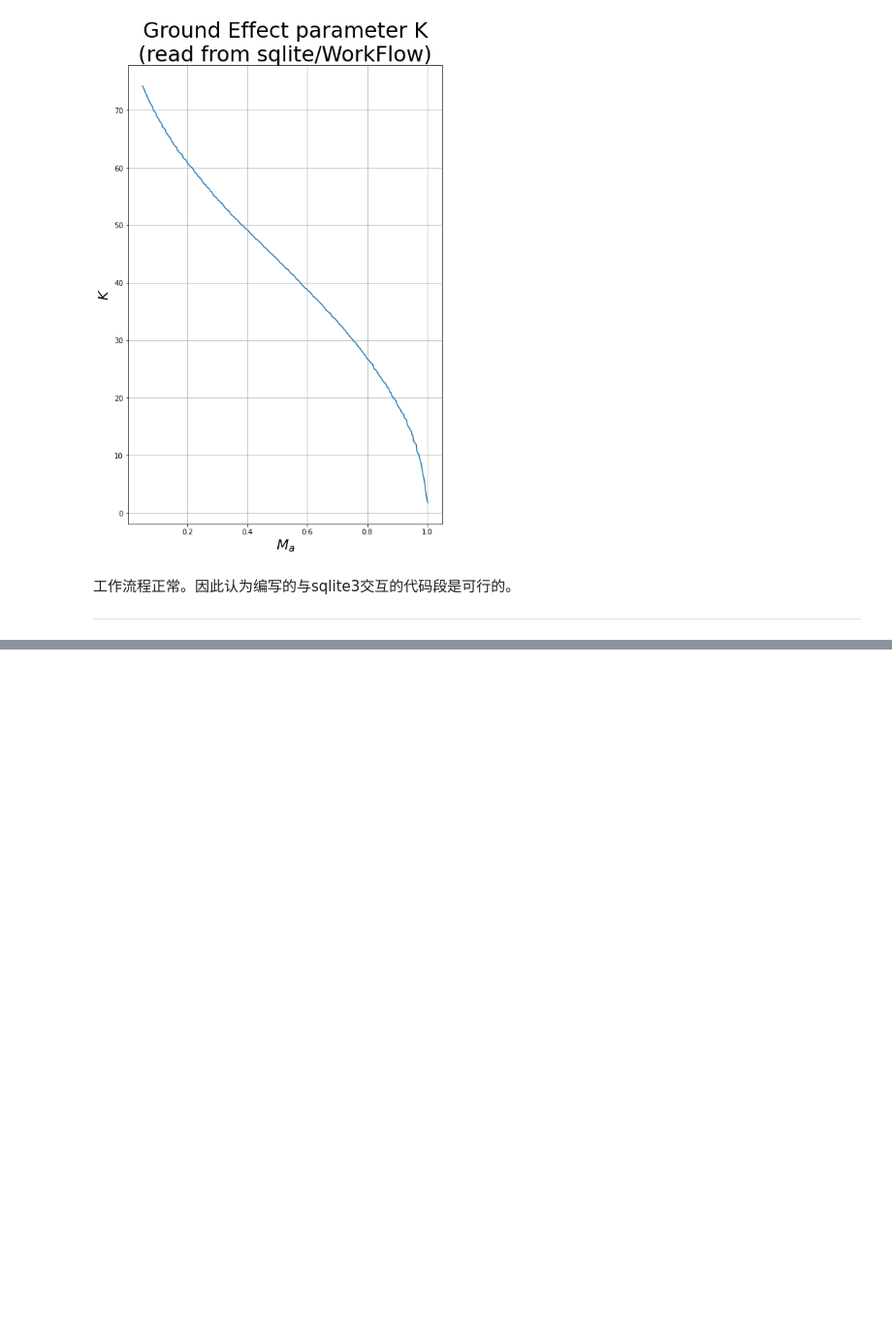
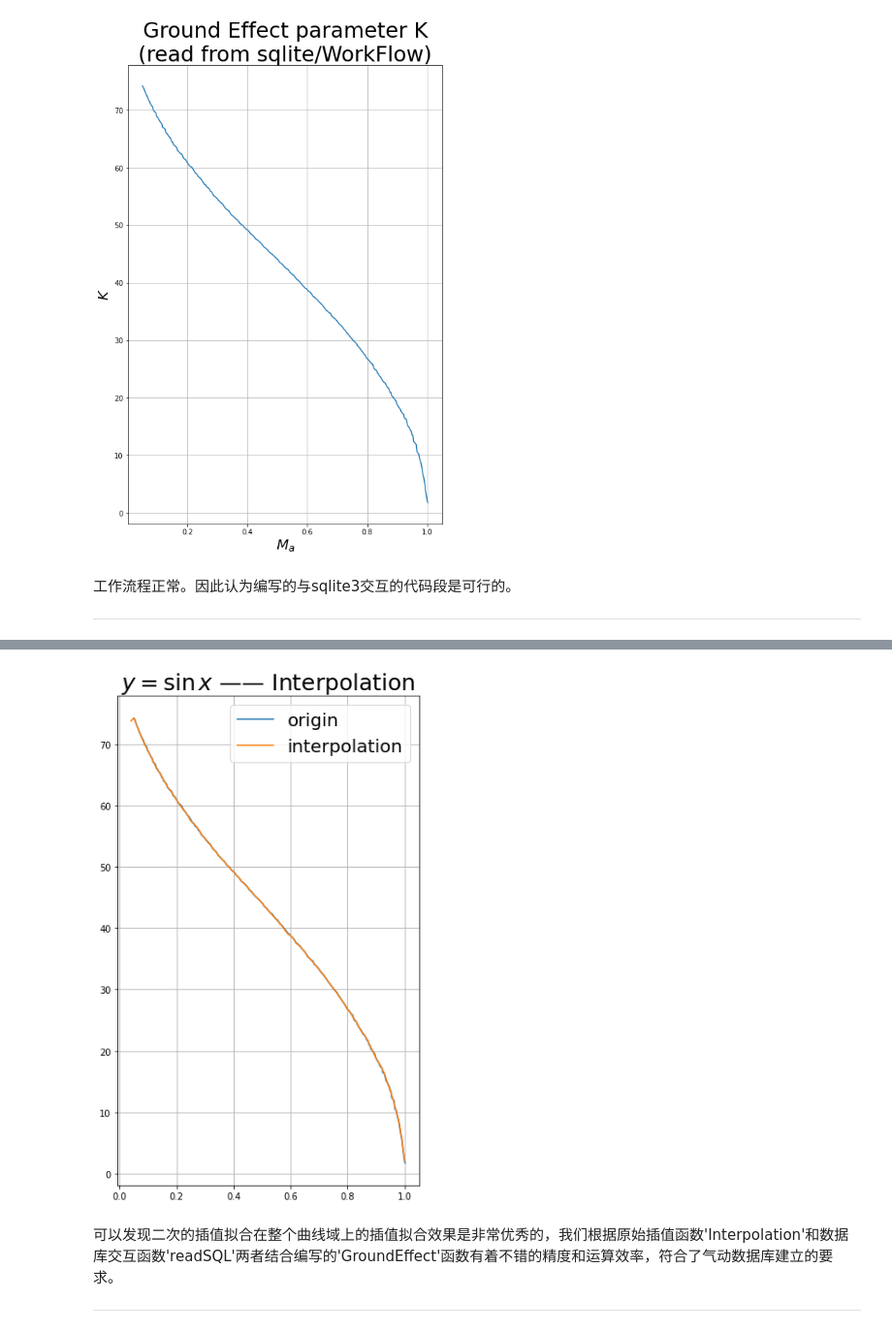
Before and after one commit to cherose2004/learning, a Jupyter notebook: project/Flight Simulation/homework/ProjectTeam1.ipynb, the cells around one changed output, grey strips where cells are left out. Shown at 97% size. Cells and saved outputs as stored; diff of their text form; code cells hidden in the pictures; blank space fills up the shorter version.

```diff
--- a/project/Flight Simulation/homework/ProjectTeam1.ipynb
+++ b/project/Flight Simulation/homework/ProjectTeam1.ipynb
@@ -1252,0 +1467,25 @@ successfully create GroundEffect
+# %%
+def GroundEffectK(xin):
+    x , y = readSQL('ADP','GroundEffect')
+    return Interpoly(xin,x,y)
+    pass
+# %%
+plt.figure(figsize = (6,10))
+plt.plot(x,y,label = 'origin')
+xx = np.arange(0.04,1.01,0.01)
+yy=np.zeros(xx.size)
+for i in range(xx.size):
+    yy[i] = GroundEffectK(xx[i])
+    pass
+plt.plot(xx,yy,label = 'interpolation')
+plt.legend(fontsize = 20)
+plt.grid(True)
+plt.title('$y=\sin x$ —— Interpolation',fontsize = 25)
+plt.show()
+del i , x , y , xx , yy
+# %% [output]
+[figure, added]
+# %% [markdown]
+可以发现二次的插值拟合在整个曲线域上的插值拟合效果是非常优秀的，我们根据原始插值函数'Interpolation'和数据库交互函数'readSQL'两者结合编写的'GroundEffect'函数有着不错的精度和运算效率，符合了气动数据库建立的要求。
+
+---
```
Also changed, not shown: parts of 13 cells of this notebook, 1 other file.
